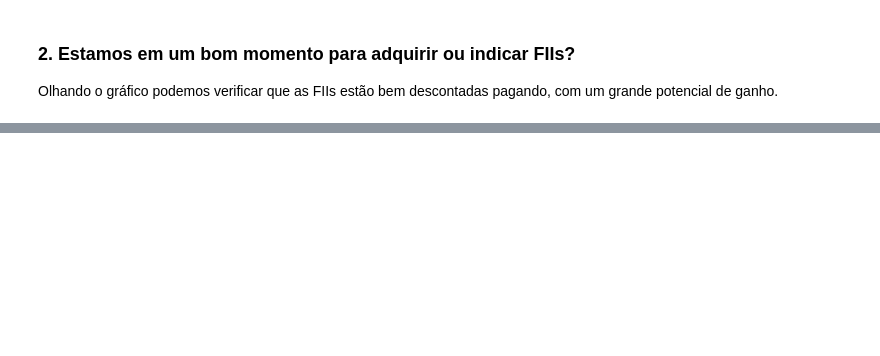
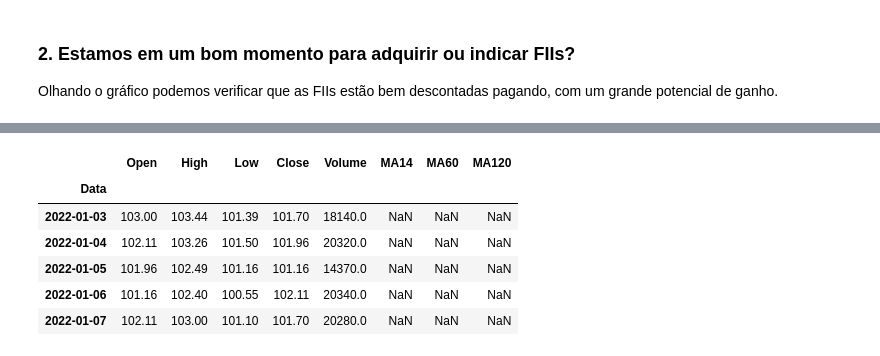
Before and after one commit to andrebarsotti/btc-crv, a Jupyter notebook: modulo-I/02-desafio/desafio.ipynb, the cells around one changed output, grey strips where cells are left out. Saved outputs shown, nothing was run; the diff lists cells and outputs as text; code cells hidden in the pictures; blank space fills up the shorter version.

```diff
--- a/modulo-I/02-desafio/desafio.ipynb
+++ b/modulo-I/02-desafio/desafio.ipynb
@@ -154,0 +178,25 @@ Olhando o gráfico podemos verificar que as FIIs estão bem descontadas pagando,
+# %%
+cotacoes_visc11.drop('Var%', axis=1, inplace=True)
+
+cotacoes_visc11.rename(columns={'Vol.(K)':'Volume'}, inplace=True)
+cotacoes_visc11['Volume'] = cotacoes_visc11['Volume'] * 1000
+
+cotacoes_visc11.set_index('Data',inplace=True)
+cotacoes_visc11.sort_index(inplace=True)
+
+cotacoes_visc11 = cotacoes_visc11[['Abertura','Maxima', 'Minima', 'Ultimo', 'Volume']]
+cotacoes_visc11.columns = ['Open', 'High', 'Low', 'Close','Volume']
+
+cotacoes_visc11['MA14'] = cotacoes_visc11['Close'].rolling(window=14).mean()
+cotacoes_visc11['MA60'] = cotacoes_visc11['Close'].rolling(window=60).mean()
+cotacoes_visc11['MA120'] = cotacoes_visc11['Close'].rolling(window=120).mean()
+
+cotacoes_visc11.head()
+# %% [output]
+|  | Open | High | Low | Close | Volume | MA14 | MA60 | MA120 |
+| Data |  |  |  |  |  |  |  |  |
+| 2022-01-03 | 103.00 | 103.44 | 101.39 | 101.70 | 18140.0 | NaN | NaN | NaN |
+| 2022-01-04 | 102.11 | 103.26 | 101.50 | 101.96 | 20320.0 | NaN | NaN | NaN |
+| 2022-01-05 | 101.96 | 102.49 | 101.16 | 101.16 | 14370.0 | NaN | NaN | NaN |
+| 2022-01-06 | 101.16 | 102.40 | 100.55 | 102.11 | 20340.0 | NaN | NaN | NaN |
+| 2022-01-07 | 102.11 | 103.00 | 101.10 | 101.70 | 20280.0 | NaN | NaN | NaN |
```
Also changed, not shown: parts of 10 cells of this notebook, 4 other files.
